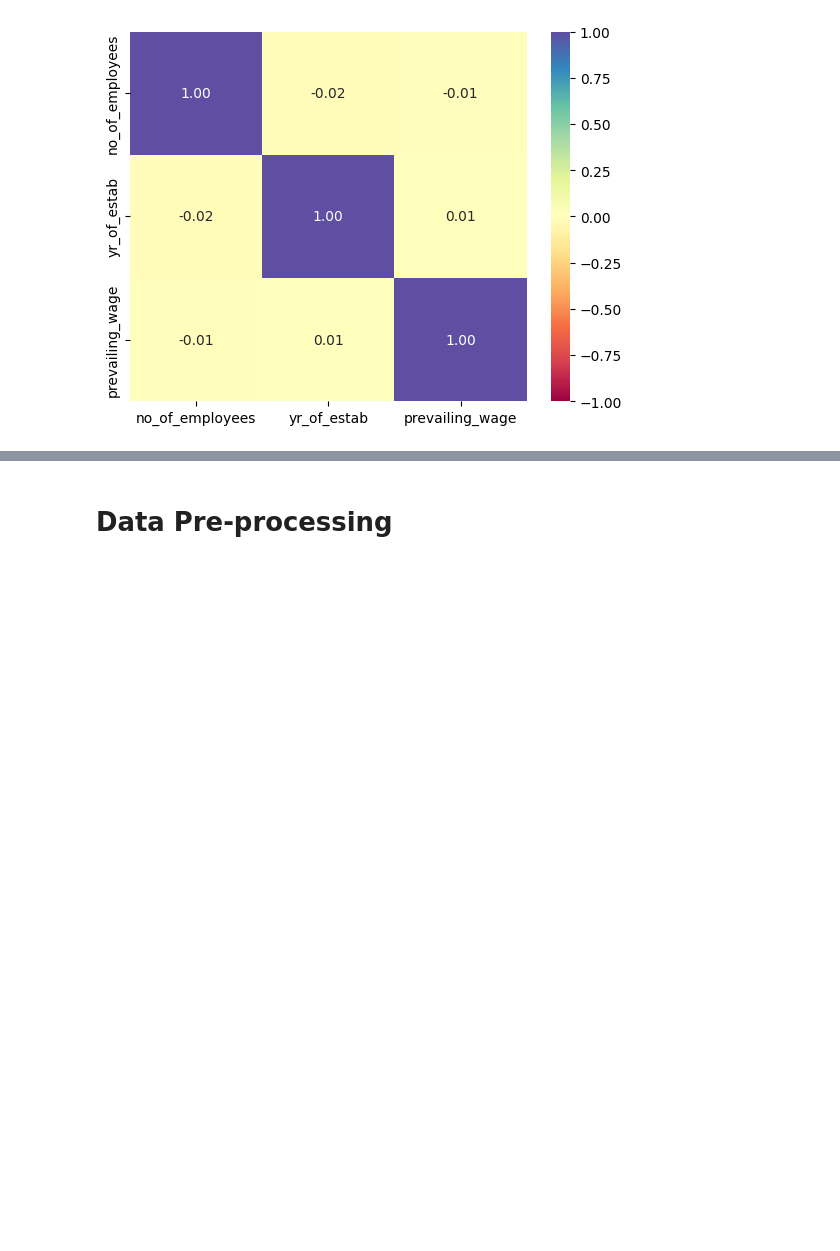
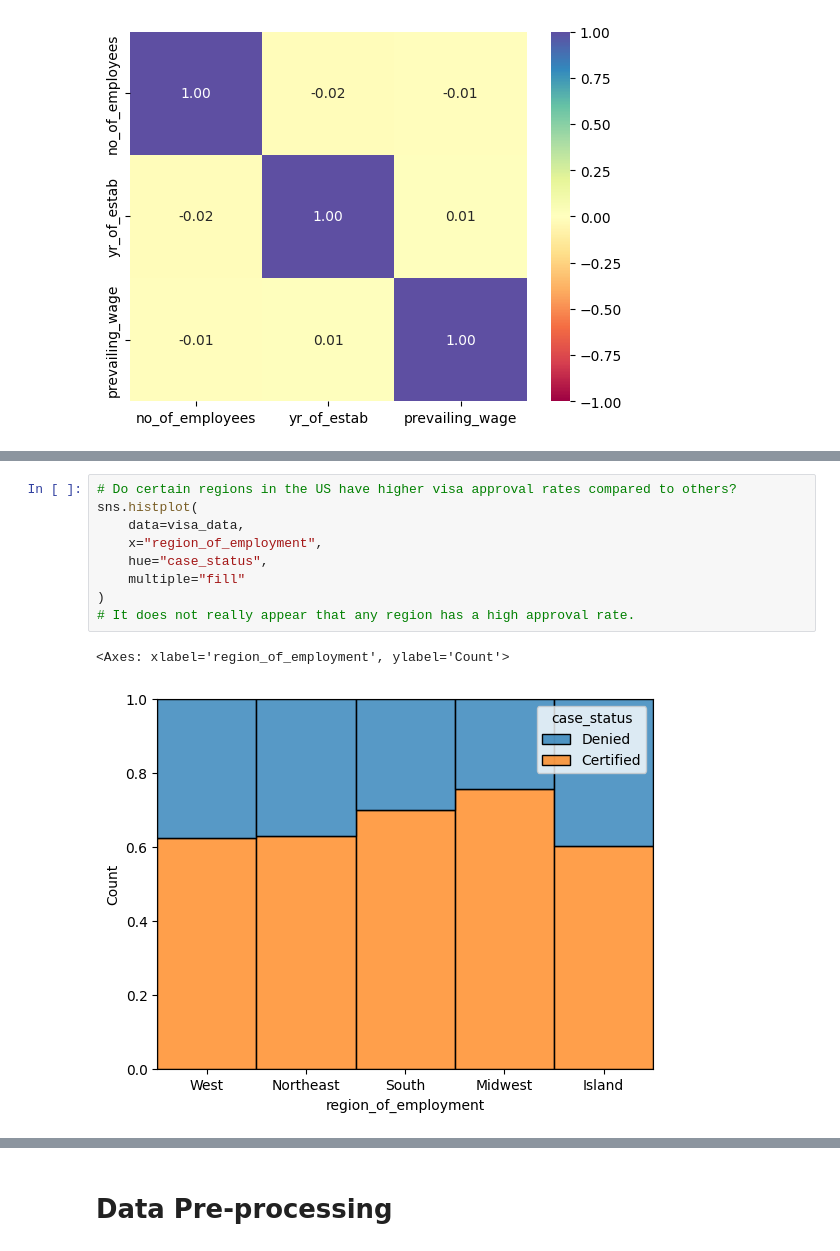
Before and after one commit to samdandy/ai-ml-course-proj-3, a Jupyter notebook: EasyVisa_proj_3.ipynb, the cells around one changed output, grey strips where cells are left out. Drawn from its saved outputs; the diff is of its cells as text; blank space fills up the shorter version.

```diff
--- a/EasyVisa_proj_3.ipynb
+++ b/EasyVisa_proj_3.ipynb
@@ -267,0 +301,12 @@ sns.heatmap(
+# %%
+# Do certain regions in the US have higher visa approval rates compared to others?
+sns.histplot(
+    data=visa_data,
+    x="region_of_employment",
+    hue="case_status",
+    multiple="fill"
+)
+# It does not really appear that any region has a high approval rate.
+# %% [output]
+<Axes: xlabel='region_of_employment', ylabel='Count'>
+[figure, added]
```
Also changed, not shown: parts of 12 cells of this notebook.
